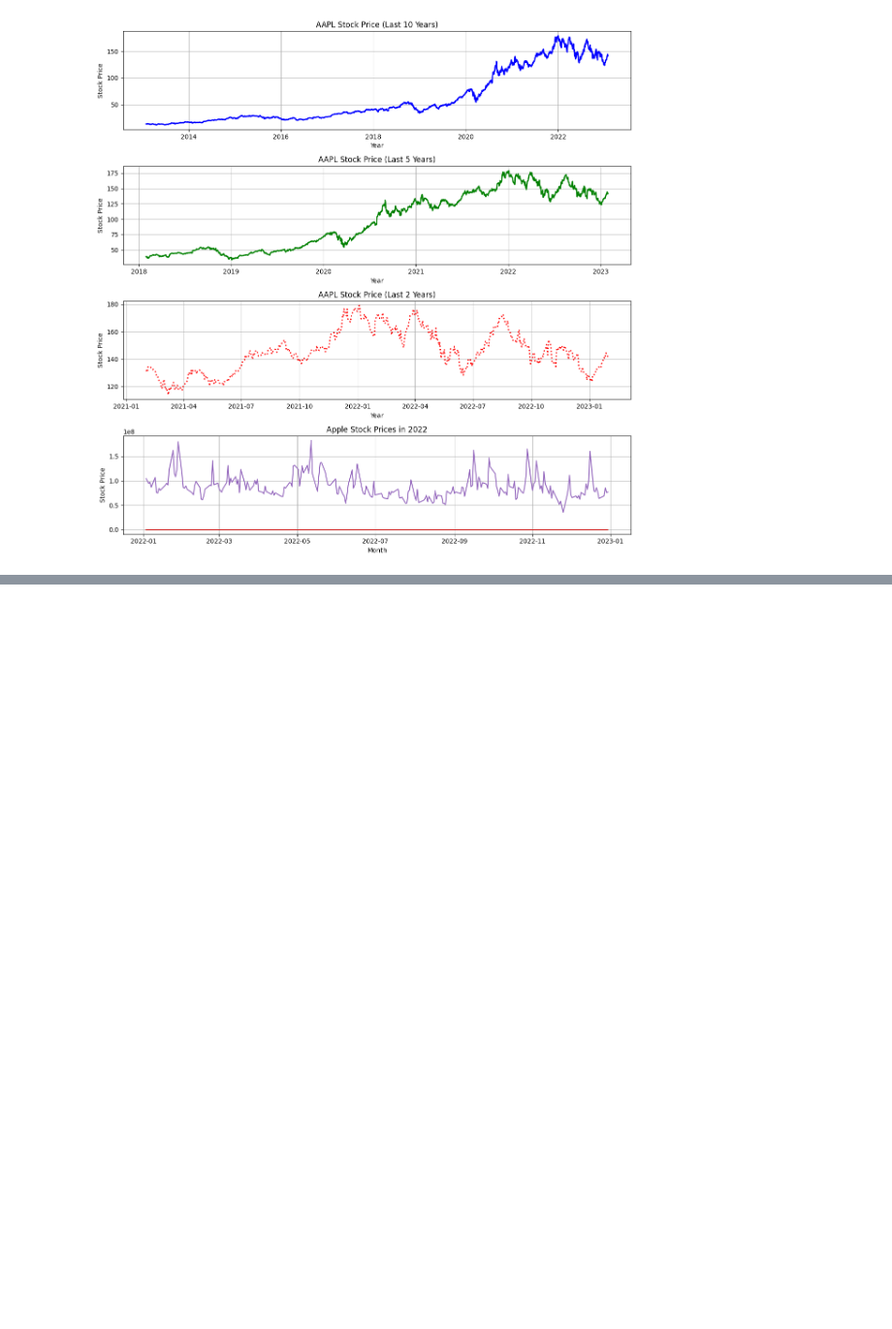
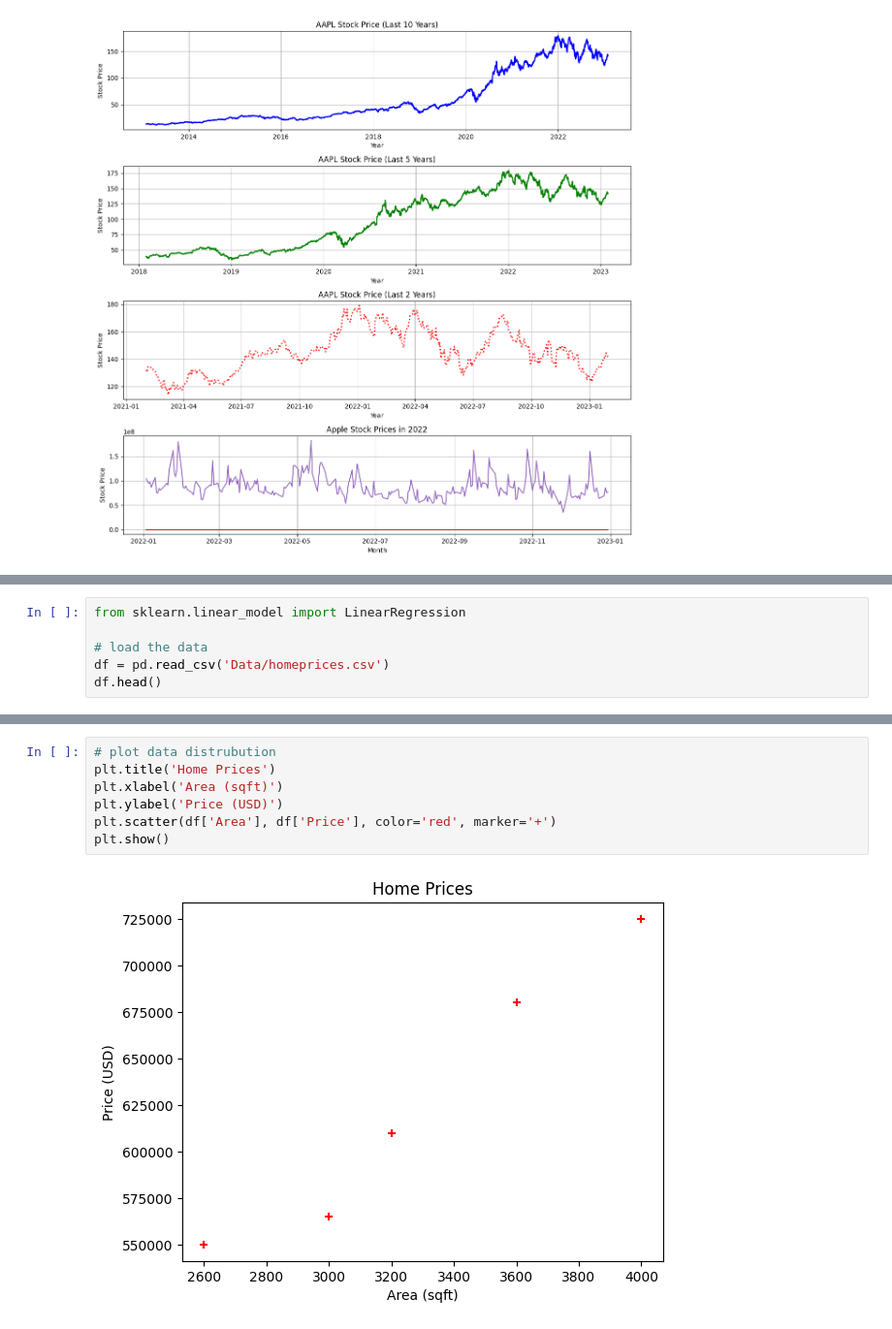
Before and after one commit to samwanyua/Python-Machine-Learning-Tutorial, a Jupyter notebook: Python_for_data_science/notebook.ipynb, the cells around one changed output, grey strips where cells are left out. Shown at 97% size. Saved outputs shown, nothing was run; the diff lists cells and outputs as text; blank space fills up the shorter version.

Commit message:
Multiple linear regreassion

```diff
--- a/Python_for_data_science/notebook.ipynb
+++ b/Python_for_data_science/notebook.ipynb
@@ -661,0 +699,6 @@ Latest date is: 2023-01-30 00:00:00
+# %%
+from sklearn.linear_model import LinearRegression
+
+# load the data
+df = pd.read_csv('Data/homeprices.csv')
+df.head()
@@ -661,0 +712,9 @@ Latest date is: 2023-01-30 00:00:00
+# %%
+# plot data distrubution
+plt.title('Home Prices')
+plt.xlabel('Area (sqft)')
+plt.ylabel('Price (USD)')
+plt.scatter(df['Area'], df['Price'], color='red', marker='+')
+plt.show()
+# %% [output]
+[figure, added]
```
Also changed, not shown: parts of 13 cells of this notebook, 8 other files.
